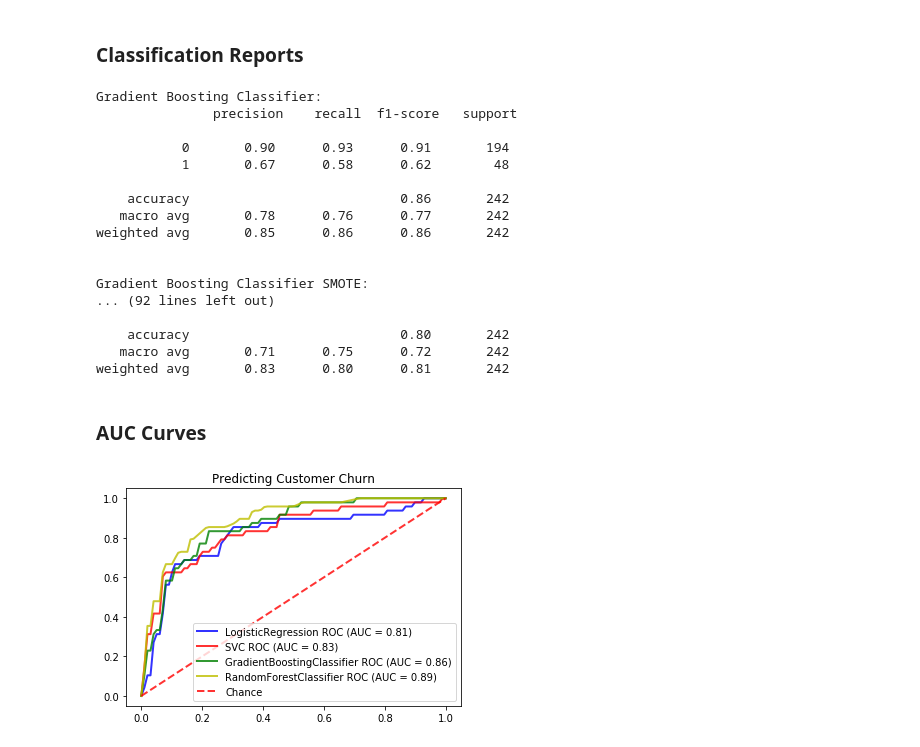
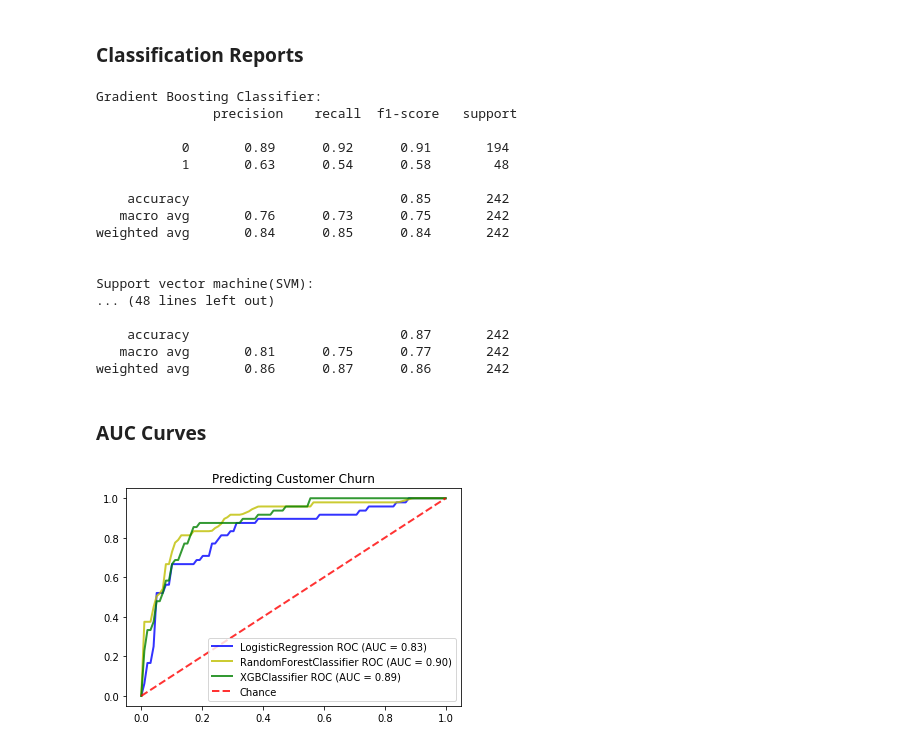
Before and after one commit to damonclifford/DSICapstone, a Jupyter notebook: OverallModeling.ipynb, the cells around one changed output. Drawn from its saved outputs; the diff is of its cells as text; code cells hidden in the pictures.

```diff
--- a/OverallModeling.ipynb
+++ b/OverallModeling.ipynb
@@ -34,5 +34,5 @@ from FE import plotROCCurve_smote
 # %%
-xcols = ['admins', 'employees','contractdays', 'usecompetitors','callcycle', 'associateddeals','timescontacted','origsource', 'sessions', 'FF', 'strategic']
+xcols = ['admins', 'employees','contractdays', 'usecompetitors','callcycle', 'associateddeals','timescontacted', 'sessions', 'FF', 'strategic']
 
 #xcols = ['usecompetitors', 'callcycle','sessions', 'FF', 'strategic']
 
@@ -136,64 +132,61 @@ plt.title(title);
 ### Classification Reports
 # %%
 print('Gradient Boosting Classifier:\n {}\n'.format(metrics.classification_report(y, stratified_cv(X, y, ensemble.GradientBoostingClassifier))))
-print('Gradient Boosting Classifier SMOTE:\n {}\n'.format(metrics.classification_report(y, stratified_cv_smote(X, y, ensemble.GradientBoostingClassifier))))
+
 print('Support vector machine(SVM):\n {}\n'.format(metrics.classification_report(y, stratified_cv(X, y, svm.SVC))))
-print('Support vector machine(SVM) SMOTE:\n {}\n'.format(metrics.classification_report(y, stratified_cv_smote(X, y, svm.SVC))))
+
 print('Random Forest Classifier:\n {}\n'.format(metrics.classification_report(y, stratified_cv(X, y, ensemble.RandomForestClassifier))))
-print('Random Forest Classifier SMOTE:\n {}\n'.format(metrics.classification_report(y, stratified_cv_smote(X, y, ensemble.RandomForestClassifier))))
+
 print('K Nearest Neighbor Classifier:\n {}\n'.format(metrics.classification_report(y, stratified_cv(X, y, neighbors.KNeighborsClassifier))))
-print('K Nearest Neighbor Classifier SMOTE:\n {}\n'.format(metrics.classification_report(y, stratified_cv_smote(X, y, neighbors.KNeighborsClassifier))))
+
 print('Logistic Regression:\n {}\n'.format(metrics.classification_report(y, stratified_cv(X, y, linear_model.LogisticRegression))))
-print('Logistic Regression SMOTE:\n {}\n'.format(metrics.classification_report(y, stratified_cv_smote(X, y, linear_model.LogisticRegression))))
+
+print('XGBoost:\n {}\n'.format(metrics.classification_report(y, stratified_cv(X, y, XGBClassifier))))
 # %% [output]
 Gradient Boosting Classifier:
                precision    recall  f1-score   support
 
-           0       0.90      0.93      0.91       194
-           1       0.67      0.58      0.62        48
+           0       0.89      0.92      0.91       194
+           1       0.63      0.54      0.58        48
 
-    accuracy                           0.86       242
-   macro avg       0.78      0.76      0.77       242
-weighted avg       0.85      0.86      0.86       242
+    accuracy                           0.85       242
+   macro avg       0.76      0.73      0.75       242
+weighted avg       0.84      0.85      0.84       242
 
 
-Gradient Boosting Classifier SMOTE:
-... (92 lines left out)
+Support vector machine(SVM):
+... (48 lines left out)
 
-    accuracy                           0.80       242
-   macro avg       0.71      0.75      0.72       242
-weighted avg       0.83      0.80      0.81       242
+    accuracy                           0.87       242
+   macro avg       0.81      0.75      0.77       242
+weighted avg       0.86      0.87      0.86       242
 # %% [markdown]
 ### AUC Curves
 # %%
 seed = 1234
 
 # Plotting Setup
 fig, ax = plt.subplots()
 
 # plotROCCurve(clf_class, X, y, axis, random_state, **kwargs)
 
 # LR ROC Curve Plotting
 lr = linear_model.LogisticRegression
 plotROCCurve(lr, X=X_lr,y=y_lr,axis=ax,color='b',random_state=seed,C=10, class_weight='balanced', solver='liblinear')
 
-# SVM ROC Curve Plotting
-supvm = svm.SVC
-plotROCCurve(supvm, X,y,ax,'r',seed,probability=True, gamma='auto')
-
-# GradientBoosting ROC Curve Plotting
-gb = ensemble.GradientBoostingClassifier
-plotROCCurve(gb, X,y,ax,'g',seed)
-
 # Random Forest ROC Curve Plotting
 rf = ensemble.RandomForestClassifier
 plotROCCurve(rf, X,y,ax,'y',seed)
+
+# XGBoost ROC Curve Plotting
+xgb = XGBClassifier
+plotROCCurve(xgb, X,y,ax,'g',seed)
 
 ax.plot([0, 1], [0, 1], linestyle='--', lw=2, color='r', label='Chance', alpha=.8)
 
 ax.set(xlim=[-0.05, 1.05], ylim=[-0.05, 1.05],
        title="Predicting Customer Churn")
 ax.legend(loc="lower right")
 plt.show()
 # %% [output]
-[figure, old version]
+[figure, new version]
```
Also changed, not shown: parts of 13 cells of this notebook, 4 other files.
